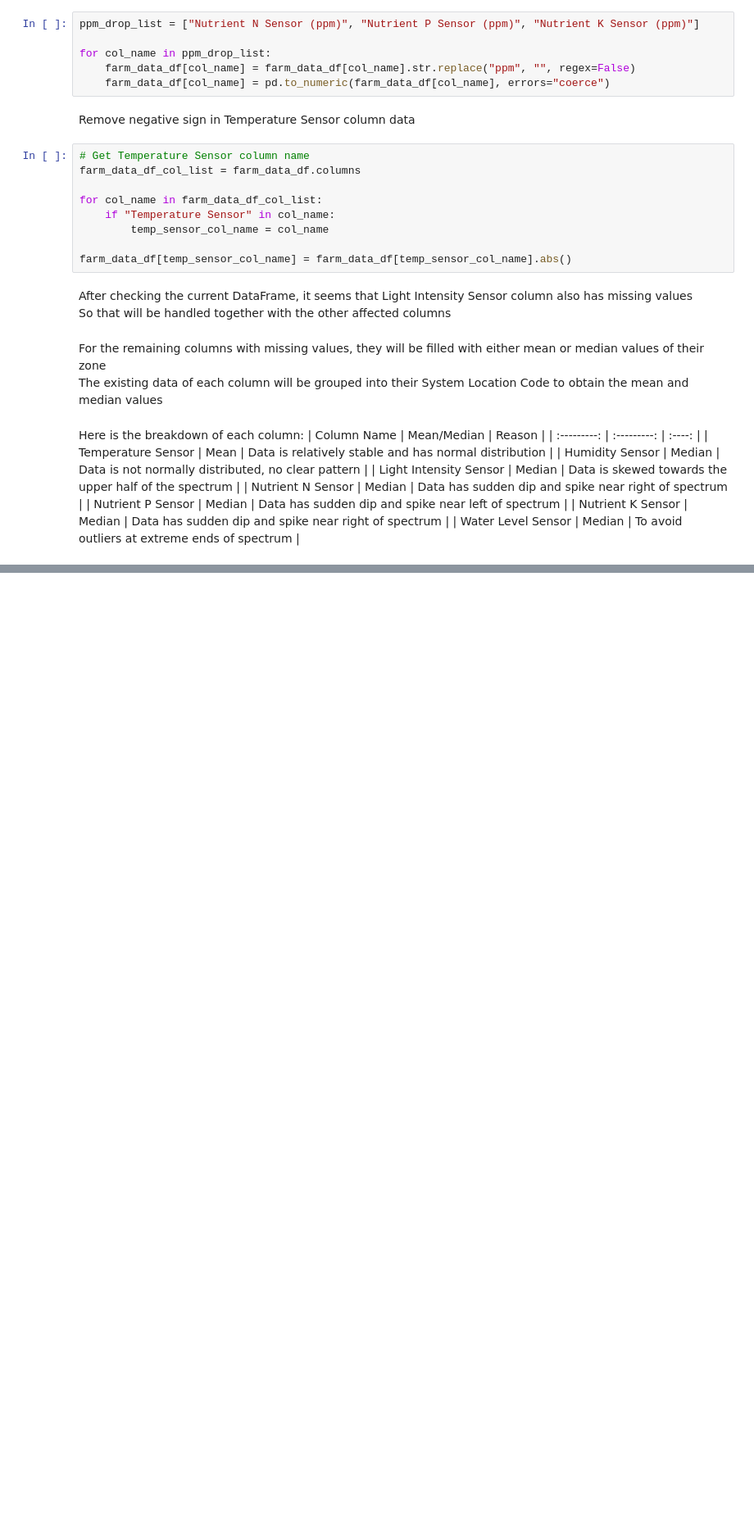
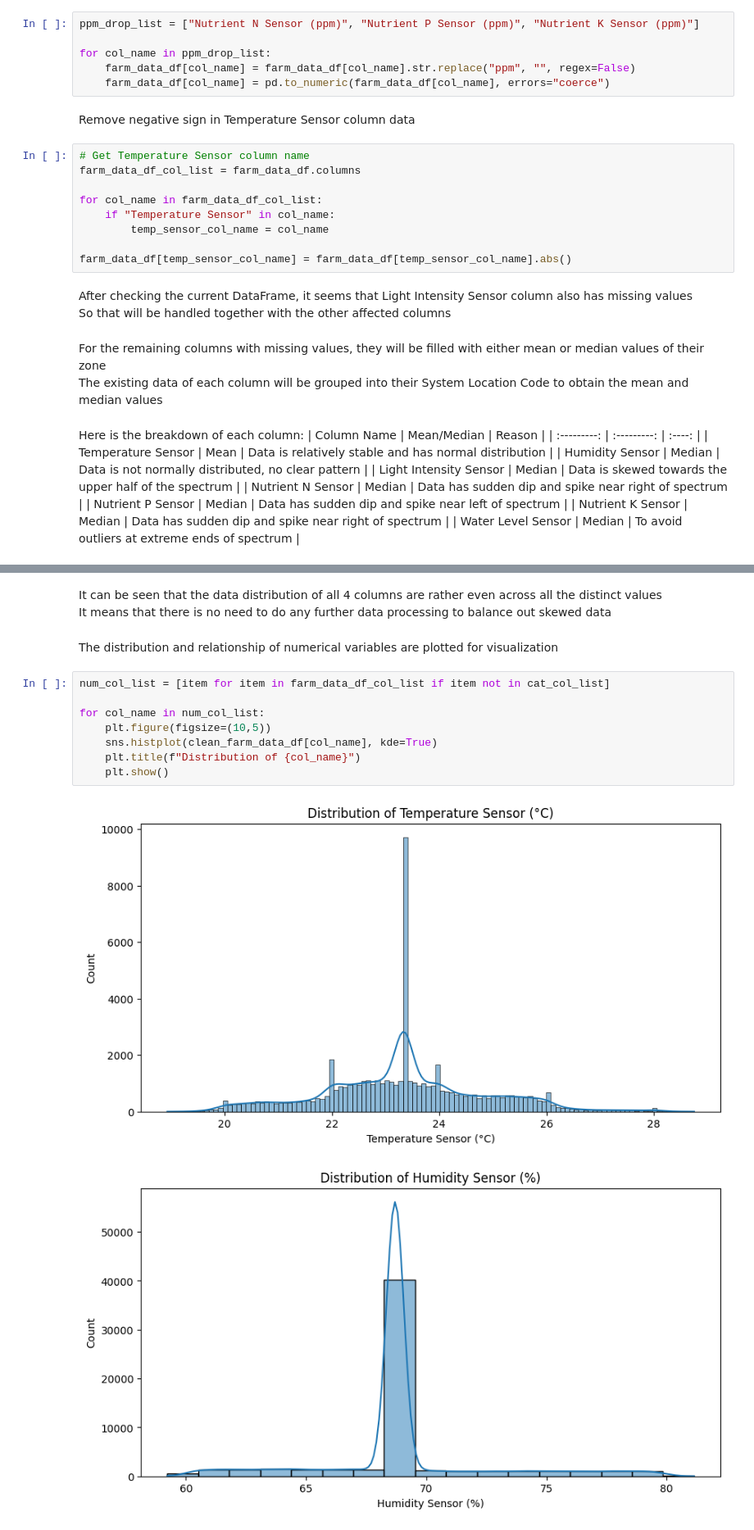
Before and after one commit to chuanseng-ng/aiap19-ng-chuan-seng-611J, a Jupyter notebook: eda.ipynb, the cells around one changed output, grey strips where cells are left out. Shown at 82% size. Drawn from its saved outputs; the diff is of its cells as text; blank space fills up the shorter version.

```diff
--- a/eda.ipynb
+++ b/eda.ipynb
@@ -170,0 +271,16 @@ Here is the breakdown of each column:
+# %% [markdown]
+It can be seen that the data distribution of all 4 columns are rather even across all the distinct values <br>
+It means that there is no need to do any further data processing to balance out skewed data
+# %% [markdown]
+The distribution and relationship of numerical variables are plotted for visualization
+# %%
+num_col_list = [item for item in farm_data_df_col_list if item not in cat_col_list]
+
+for col_name in num_col_list:
+    plt.figure(figsize=(10,5))
+    sns.histplot(clean_farm_data_df[col_name], kde=True)
+    plt.title(f"Distribution of {col_name}")
+    plt.show()
+# %% [output]
+[figure, added]
+[figure, added]
```
Also changed, not shown: parts of 11 cells of this notebook.
